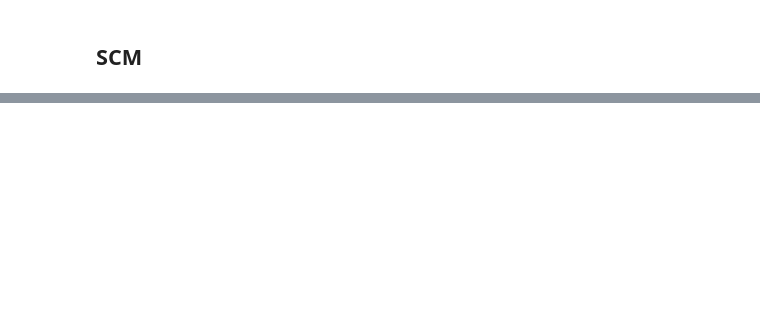
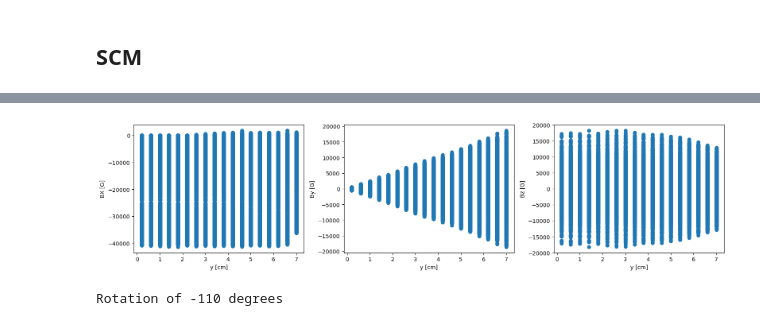
Before and after one commit to eklem1/AdiabaticSpinTransp, a Jupyter notebook: CalculatingK.ipynb, the cells around one changed output, grey strips where cells are left out. Cells and saved outputs as stored; diff of their text form; code cells hidden in the pictures; blank space fills up the shorter version.

```diff
--- a/CalculatingK.ipynb
+++ b/CalculatingK.ipynb
@@ -358,0 +417,22 @@ plt.show()
+# %%
+fig, axs = plt.subplots(1, 3, figsize=(16,4))
+
+B_SCM_cut = B_SCM[B_SCM.y > 0]
+
+axs[0].plot(B_SCM_cut.y, B_SCM_cut.B_x, ls="", marker="o")
+axs[0].set_ylabel('BX [G]')
+axs[0].set_xlabel('y [cm]')
+
+axs[1].plot(B_SCM_cut.y, B_SCM_cut.B_y, ls="", marker="o")
+axs[1].set_ylabel('By [G]')
+axs[1].set_xlabel('y [cm]')
+
+axs[2].plot(B_SCM_cut.y, B_SCM_cut.B_z, ls="", marker="o")
+axs[2].set_ylabel('Bz [G]')
+axs[2].set_xlabel('y [cm]')
+
+# plt.suptitle("Adiabatic parameter vs position")
+plt.tight_layout()
+plt.show()
+# %% [output]
+[figure, added]
@@ -358,0 +478,7 @@ plt.show()
+# %%
+B_SCM_FMSR = PentrackToMSR(B_SCM)
+# B_SCM_FMSR
+
+# B_SCM_FMSR.compare(B_SCM, keep_shape=True)
+# %% [output]
+Rotation of -110 degrees
```
Also changed, not shown: parts of 22 cells of this notebook.
